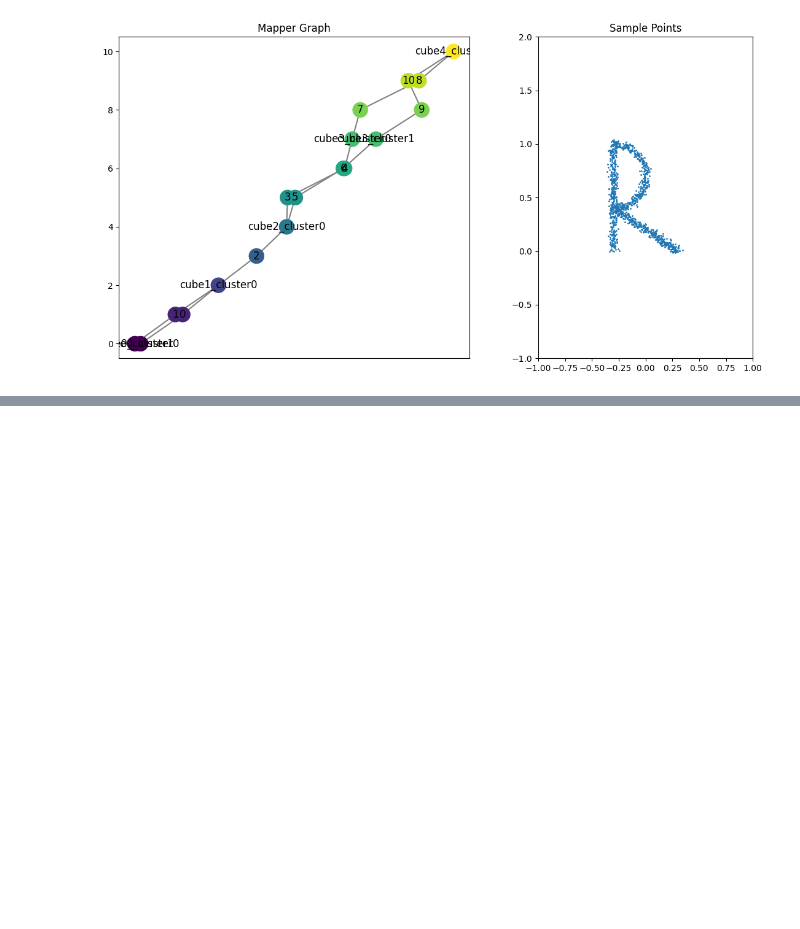
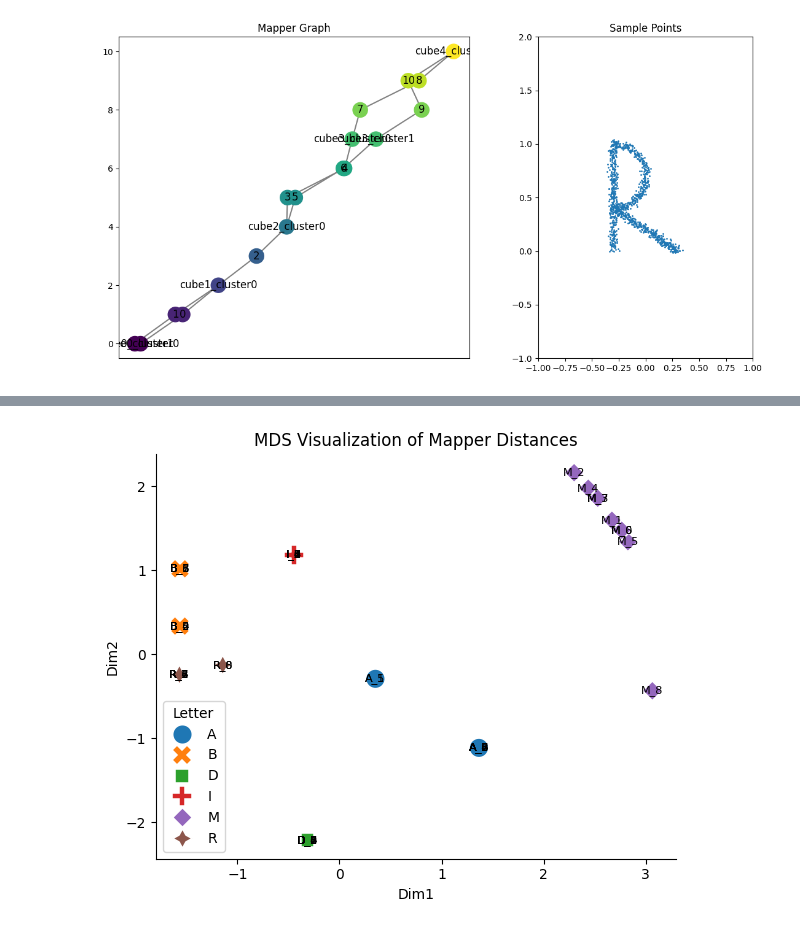
Before and after one commit to ishikaghosh2201/Mapper-Loss-Computation, a Jupyter notebook: sandbox.ipynb, the cells around one changed output, grey strips where cells are left out. Drawn from its saved outputs; the diff is of its cells as text; code cells hidden in the pictures; blank space fills up the shorter version.

```diff
--- a/sandbox.ipynb
+++ b/sandbox.ipynb
@@ -57,0 +160,34 @@ AttributeError: module 'process_letters' has no attribute 'pairwise_comparison'
+# %%
+
+# Extract letters from mapper names for coloring
+mapper_labels = [name.split("_")[0] for name in table.index]
+
+# Prepare distance matrix
+distance_matrix = table.values.astype(float)
+
+# Run MDS
+mds = MDS(n_components=2, dissimilarity="precomputed", random_state=42)
+coords = mds.fit_transform(distance_matrix)
+
+# Create DataFrame for plotting
+mds_df = pd.DataFrame(coords, columns=["Dim1", "Dim2"])
+mds_df["Letter"] = mapper_labels
+mds_df["Mapper"] = table.index
+
+# Plot with Seaborn
+plt.figure(figsize=(6, 5))
+sns.scatterplot(data=mds_df, x="Dim1", y="Dim2", hue="Letter", style="Letter", s=200, palette="tab10")
+
+# Add labels
+for i, row in mds_df.iterrows():
+    plt.text(row["Dim1"], row["Dim2"], row["Mapper"], fontsize=8, ha="center", va="center")
+
+plt.title("MDS Visualization of Mapper Distances")
+# plt.xlabel("MDS Dimension 1")
+# plt.ylabel("MDS Dimension 2")
+plt.grid(False)
+sns.despine()
+plt.tight_layout()
+plt.show()
+# %% [output]
+[figure, added]
```
Also changed, not shown: parts of 15 cells of this notebook, 1 other file.
